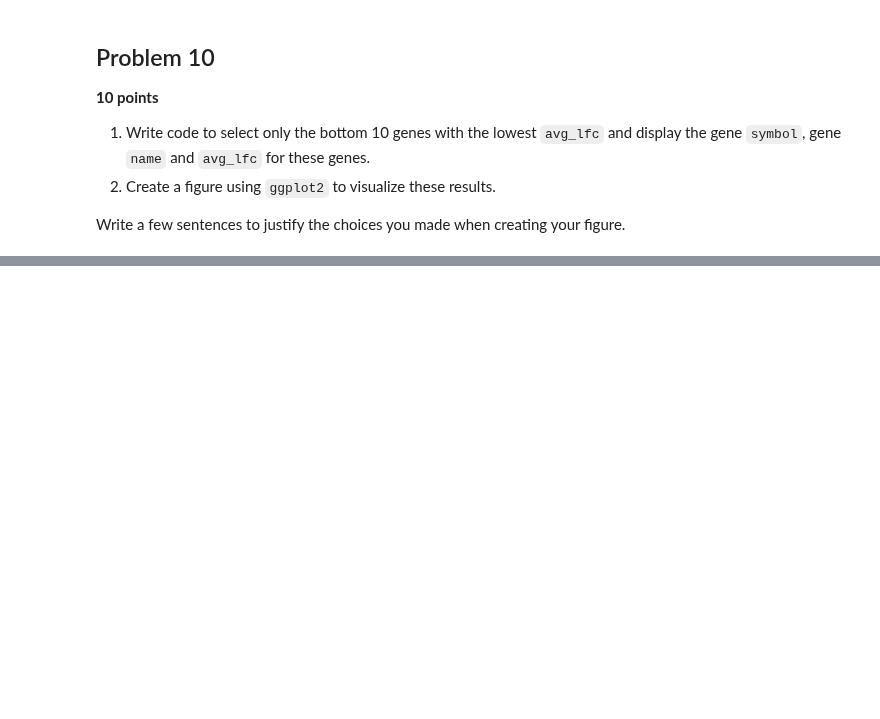
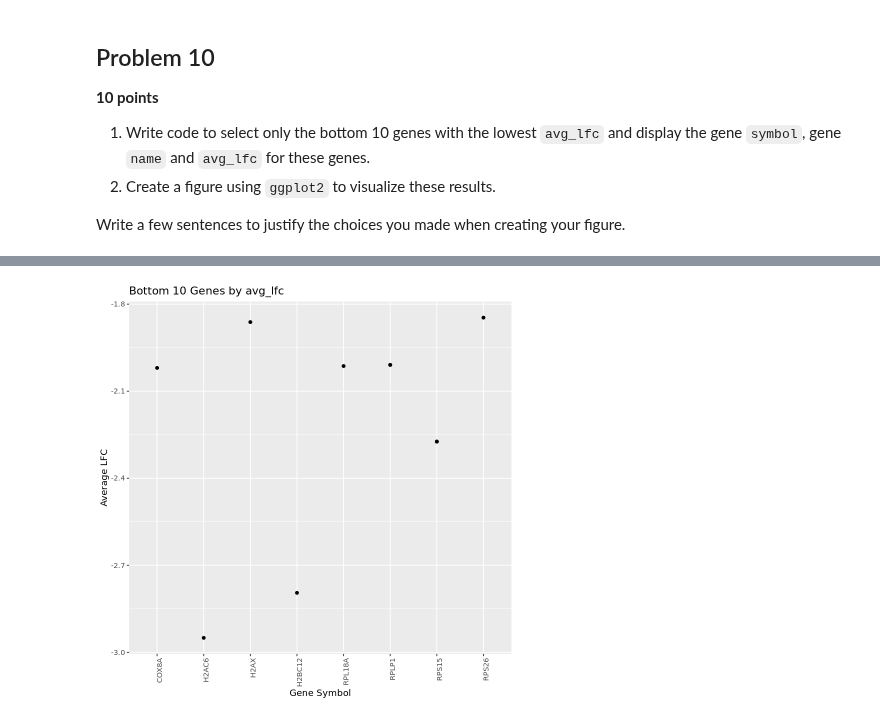
Before and after one commit to mvishn/tfcb_2024, a Jupyter notebook: homeworks/homework06/homework06.ipynb, the cells around one changed output, grey strips where cells are left out. Cells and saved outputs as stored; diff of their text form; code cells hidden in the pictures; blank space fills up the shorter version.

```diff
--- a/homeworks/homework06/homework06.ipynb
+++ b/homeworks/homework06/homework06.ipynb
@@ -121,13 +276,9 @@ The code implementing the above steps is shown below, but it has a few
 errors. Correct them.
 # %%
 lfc <- data %>%
-  mutate(mean_rpl5_te = ((CD34_shRPL5_RPF_1 + CD34_shRPL5_RPF_2) /
-                            (CD34_shRPL5_RNA_1 + CD34_shRPL5_RNA_2)) %>%
-  mutate(mean_rps19_te = ((CD34_shRPS19_RPF_1 + CD34_shRPS19_RPF_2) /
-                            (CD34_shRPS19_RNA_1 + CD34_shRPS19_RNA_2)) %>%
-  mutate(mean_shluc_te = ((CD34_shLuc_RPF_1 + CD34_shLuc_RPF_2) /
-                            (CD34_shLuc_RNA_1 + CD34_shLuc_RNA2)) %>%
-  select(ensembl_gene_id, mean_rpl5_te, mean_rps19_te) %>%
-  mutate(lfc_te_rpl5 == log2(mean_rpl5_te / mean_shluc_te),
-         lfc_te_rps19 == log2(mean_rps19_te / mean_shluc_te)) %>%
-  print()
+  mutate(mean_rpl5_te = ((CD34_shRPL5_RPF_1 + CD34_shRPL5_RPF_2) / (CD34_shRPL5_RNA_1 + CD34_shRPL5_RNA_2))) %>%  #missing paranthesis
+  mutate(mean_rps19_te = ((CD34_shRPS19_RPF_1 + CD34_shRPS19_RPF_2) / (CD34_shRPS19_RNA_1 + CD34_shRPS19_RNA_2))) %>%  #missing paranthesis
+  mutate(mean_shluc_te = ((CD34_shLuc_RPF_1 + CD34_shLuc_RPF_2) / (CD34_shLuc_RNA_1 + CD34_shLuc_RNA_2))) %>%  #missing underscore in CD34_shLuc_RNA_2, missing paranthesis
+  select(ensembl_gene_id, mean_rpl5_te, mean_rps19_te, mean_shluc_te) %>%  #forgot to select the schluc variable we are using later
+  mutate(lfc_te_rpl5 = log2(mean_rpl5_te / mean_shluc_te),                  #removed the extra =, since == is comparison and not assignment
+         lfc_te_rps19 = log2(mean_rps19_te / mean_shluc_te)) %>%  print()
@@ -145,0 +324,6 @@ Then select only the gene id column and the new column that you just created
+# %%
+#I don't work with shRNA knockdowns so it's a little confusing exactly what the instructions want me to average.
+#It seems like the insructions want me to average the last two columns (lfc_te_rpl5 and lfc_te_rps19)
+#I don't really understand, biologically/scientifically speaking, why it makes sense to average these values
+# but that's the only thing I can think of to fulfill the instructions.
+mean_lfc <- lfc %>% mutate(avg_lfc = (lfc_te_rpl5 + lfc_te_rps19) / 2) %>% select(ensembl_gene_id, avg_lfc)
@@ -151,3 +347,6 @@ Then select only the gene id column and the new column that you just created
 
 Write code to join the `mean_lfc` dataframe with the `annotations` dataframe created
 at the top of the document and assign back to `mean_lfc`.
+# %%
+mean_lfc <- inner_join(mean_lfc, annotations, by = "ensembl_gene_id")
+#I assume we want ONLY genes for which annotations exist AND we have data on, so I'm uisng inner_join
@@ -160,3 +371,7 @@ at the top of the document and assign back to `mean_lfc`.
 2. Create a figure using `ggplot2` to visualize these results.
 
 Write a few sentences to justify the choices you made when creating your figure.
+# %%
+bottom10 <- mean_lfc %>%
+  arrange(avg_lfc) %>%  # Sort by avg_lfc in ascending order (smallest to largest)
+  slice_head(n = 10)    # keep only the first 10 rows
@@ -162,0 +396,9 @@ Write a few sentences to justify the choices you made when creating your figure.
+# %%
+#I'm not sure which one is supposed to be the "gene name" and why it's different from the "gene symbol"
+
+ggplot(bottom10, aes(x = hgnc_symbol, y = avg_lfc)) +
+  geom_point() +
+  theme(axis.text.x = element_text(angle = 90, hjust = 1)) + # Rotate x-axis labels for better readability
+  labs(title = "Bottom 10 Genes by avg_lfc", x = "Gene Symbol", y = "Average LFC")
+# %% [output]
+[figure, added]
```
Also changed, not shown: parts of 21 cells of this notebook, 5 other files.
